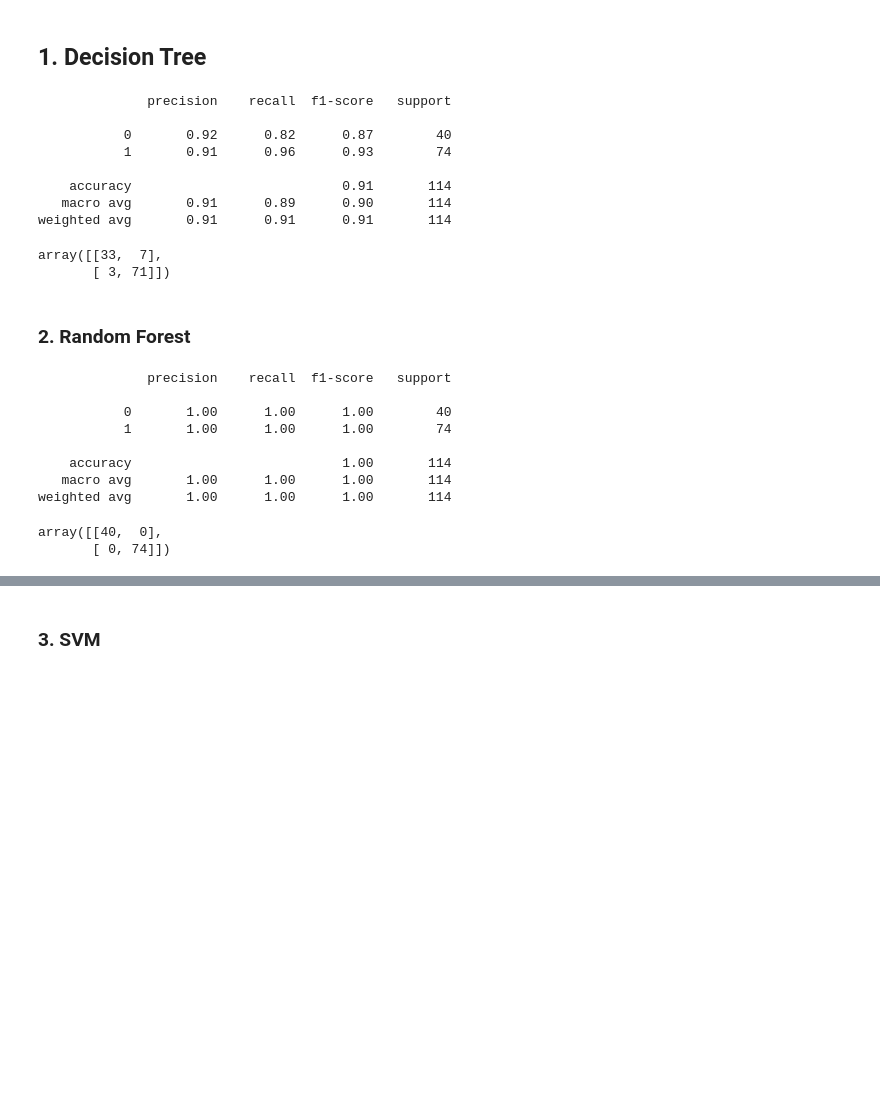
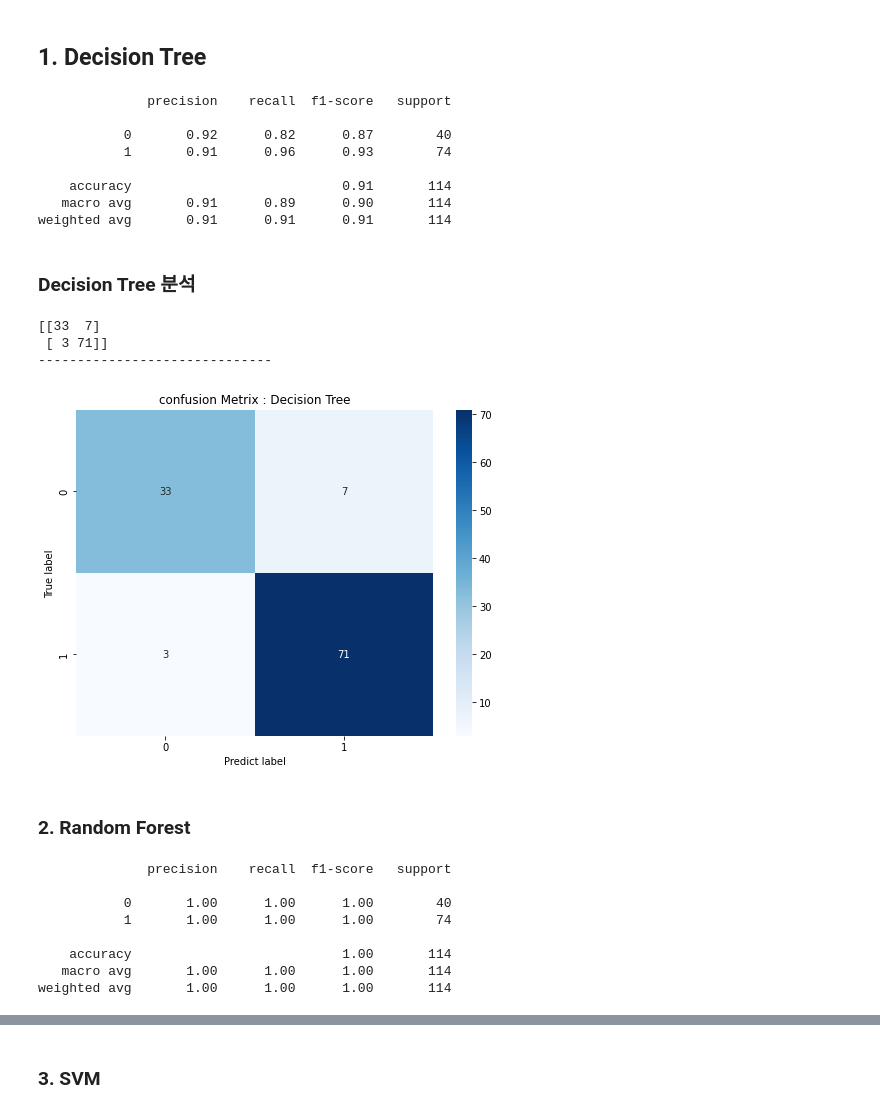
Before and after one commit to GoYongSuk/G.Y.S_project, a Jupyter notebook: Classifier/load_breast_cancer.ipynb, the cells around one changed output, grey strips where cells are left out. Cells and saved outputs as stored; diff of their text form; code cells hidden in the pictures; blank space fills up the shorter version.

```diff
--- a/Classifier/load_breast_cancer.ipynb
+++ b/Classifier/load_breast_cancer.ipynb
@@ -98,7 +108,6 @@ decision_tree.fit(X_train, y_train)
 y_pred = decision_tree.predict(X_test)
 
 print(classification_report(y_test, y_pred))
-confusion_matrix(y_test, y_pred)
 # %% [output]
               precision    recall  f1-score   support
 
@@ -108,8 +117,23 @@ confusion_matrix(y_test, y_pred)
     accuracy                           0.91       114
    macro avg       0.91      0.89      0.90       114
 weighted avg       0.91      0.91      0.91       114
-array([[33,  7],
-       [ 3, 71]])
+# %% [markdown]
+### Decision Tree 분석
+# %%
+plt.figure(figsize=(8,6))
+cm = confusion_matrix(y_test, y_pred)
+print(cm)
+print('-'*30)
+sns.heatmap(cm, cmap="Blues", annot=True, fmt='d')
+plt.title("confusion Metrix : Decision Tree")
+plt.ylabel("True label")
+plt.xlabel("Predict label")
+plt.show()
+# %% [output]
+[[33  7]
+ [ 3 71]]
+------------------------------
+[figure, added]
 # %% [markdown]
 ### 2. Random Forest
 # %%
@@ -120,7 +144,6 @@ random_forest.fit(X_train, y_train)
 y_pred = random_forest.predict(X_test)
 
 print(classification_report(y_test, y_pred))
-confusion_matrix(y_test, y_pred)
 # %% [output]
               precision    recall  f1-score   support
 
@@ -130,5 +153,3 @@ confusion_matrix(y_test, y_pred)
     accuracy                           1.00       114
    macro avg       1.00      1.00      1.00       114
 weighted avg       1.00      1.00      1.00       114
-array([[40,  0],
-       [ 0, 74]])
```
Also changed, not shown: parts of 15 cells of this notebook.
